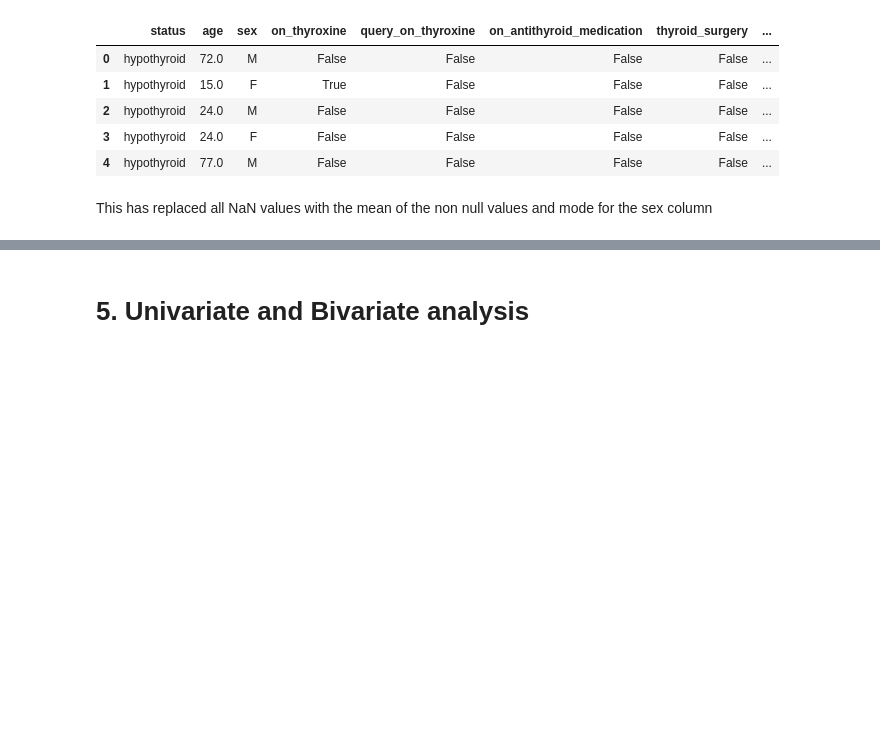
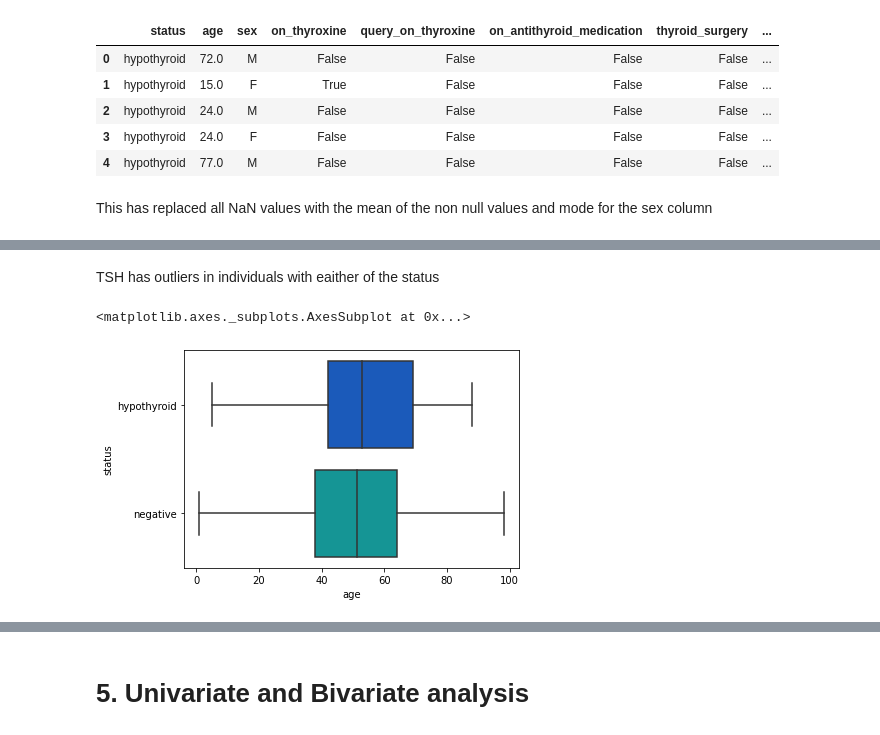
Before and after one commit to martha-irungu/Week8_Core_IP, a Jupyter notebook: Week8_Core_IP__Martha_Irungu.ipynb, the cells around one changed output, grey strips where cells are left out. Drawn from its saved outputs; the diff is of its cells as text; code cells hidden in the pictures; blank space fills up the shorter version.

```diff
--- a/Week8_Core_IP__Martha_Irungu.ipynb
+++ b/Week8_Core_IP__Martha_Irungu.ipynb
@@ -548,0 +557,8 @@ This has replaced all NaN values with the mean of the non null values and mode f
+# %% [markdown]
+TSH has outliers in individuals with eaither of the status
+# %%
+# #Visualizing numerical variables to check for outliers
+sns.boxplot(x='age',y ='status',data=df,palette ='winter')
+# %% [output]
+<matplotlib.axes._subplots.AxesSubplot at 0x...>
+[figure, added]
```
Also changed, not shown: parts of 21 cells of this notebook.
